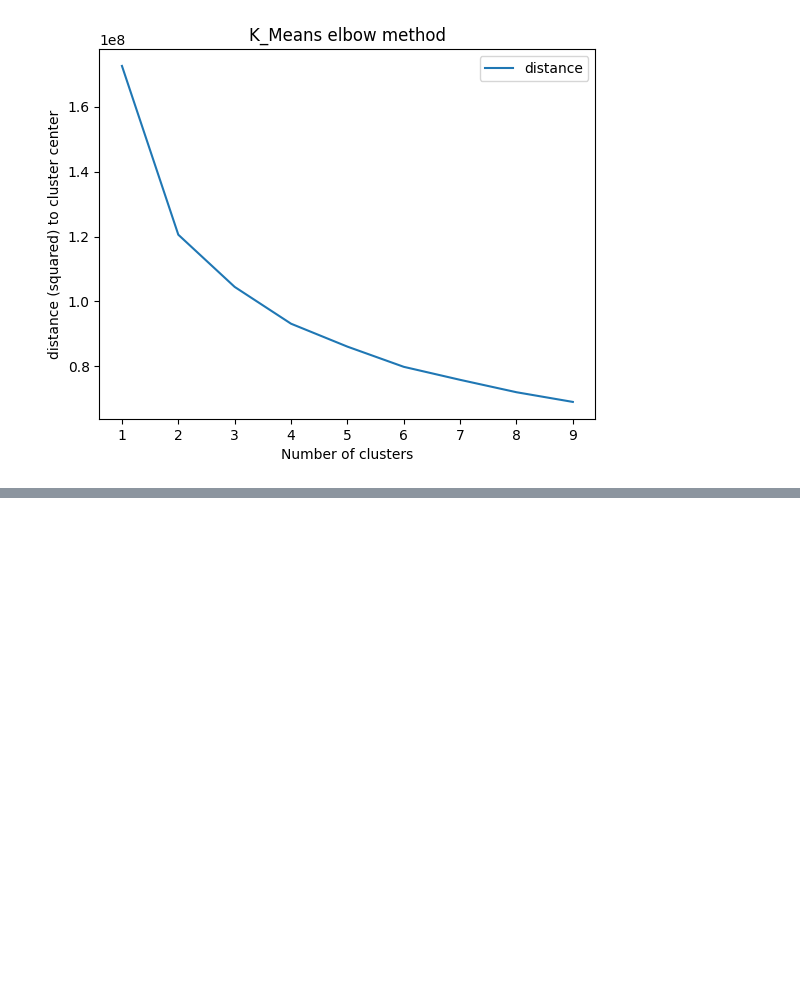
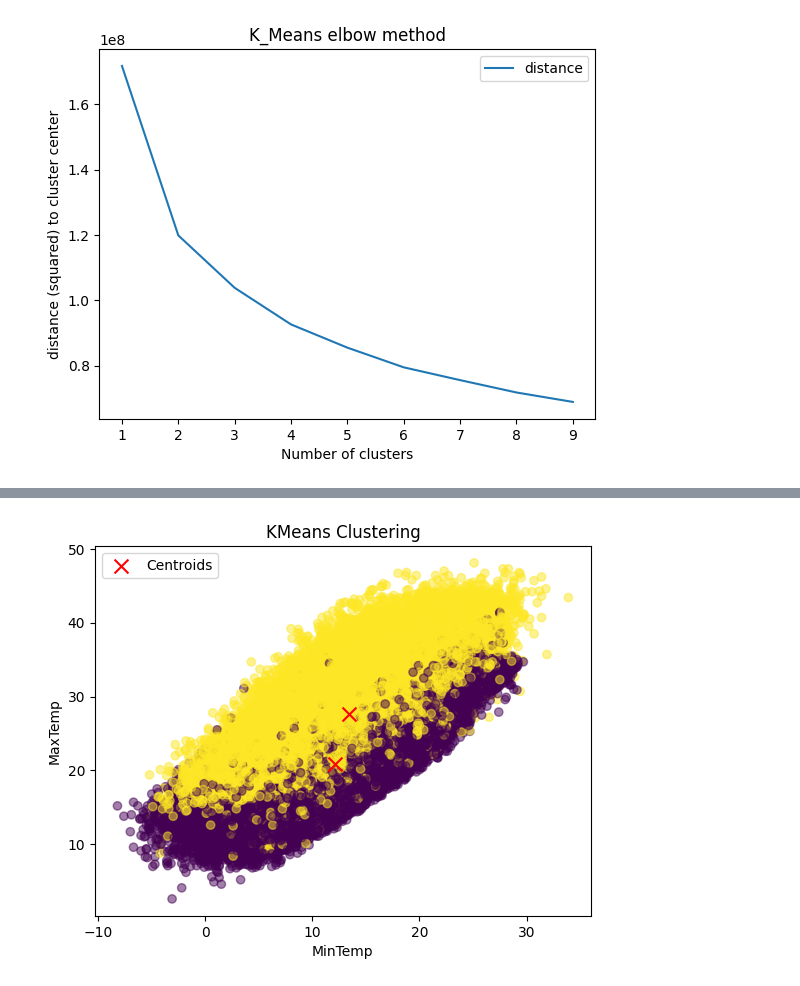
Before and after one commit to Robomanipal-Taskphase-Coding-2023/Shivli_Dimri, a Jupyter notebook: task4/kmeans.ipynb, the cells around one changed output, grey strips where cells are left out. Cells and saved outputs as stored; diff of their text form; code cells hidden in the pictures; blank space fills up the shorter version.

```diff
--- a/task4/kmeans.ipynb
+++ b/task4/kmeans.ipynb
@@ -107,0 +102,13 @@ Text(0.5, 1.0, 'K_Means elbow method')
+# %%
+# Fit KMeans with the selected number of clusters
+k = 2  # Set the selected number of clusters based on the elbow method
+km = KMeans(n_clusters=k, random_state=0)
+df['Cluster'] = km.fit_predict(df)
+
+# Get cluster centers
+cluster_centers = km.cluster_centers_
+
+# Print cluster centers
+print("Cluster Centers:")
+for i, center in enumerate(cluster_centers):
+    print(f"Cluster {i + 1} Center: {center}")
@@ -107,0 +127,15 @@ Text(0.5, 1.0, 'K_Means elbow method')
+# %%
+plt.scatter(df['MinTemp'], df['MaxTemp'], c=df['cluster'], cmap='viridis', alpha=0.5)
+plt.xlabel('MinTemp')
+plt.ylabel('MaxTemp')
+plt.title('KMeans Clustering')
+
+# Plotting centroids if available
+# km is the KMeans model
+if 'cluster_centers' in vars():
+    plt.scatter(cluster_centers[:, 0], cluster_centers[:, 1], c='red', marker='x', s=100, label='Centroids')
+
+plt.legend()
+plt.show()
+# %% [output]
+[figure, added]
```
Also changed, not shown: parts of 6 cells of this notebook.
